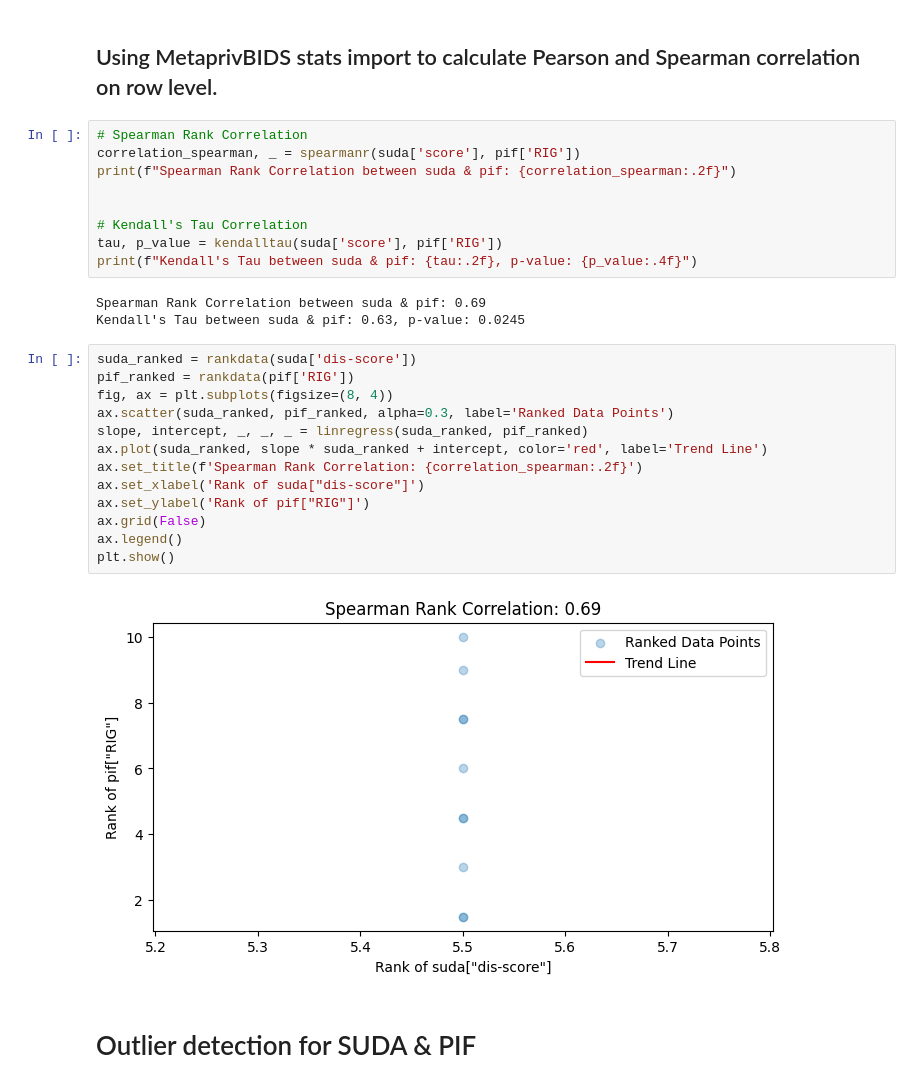
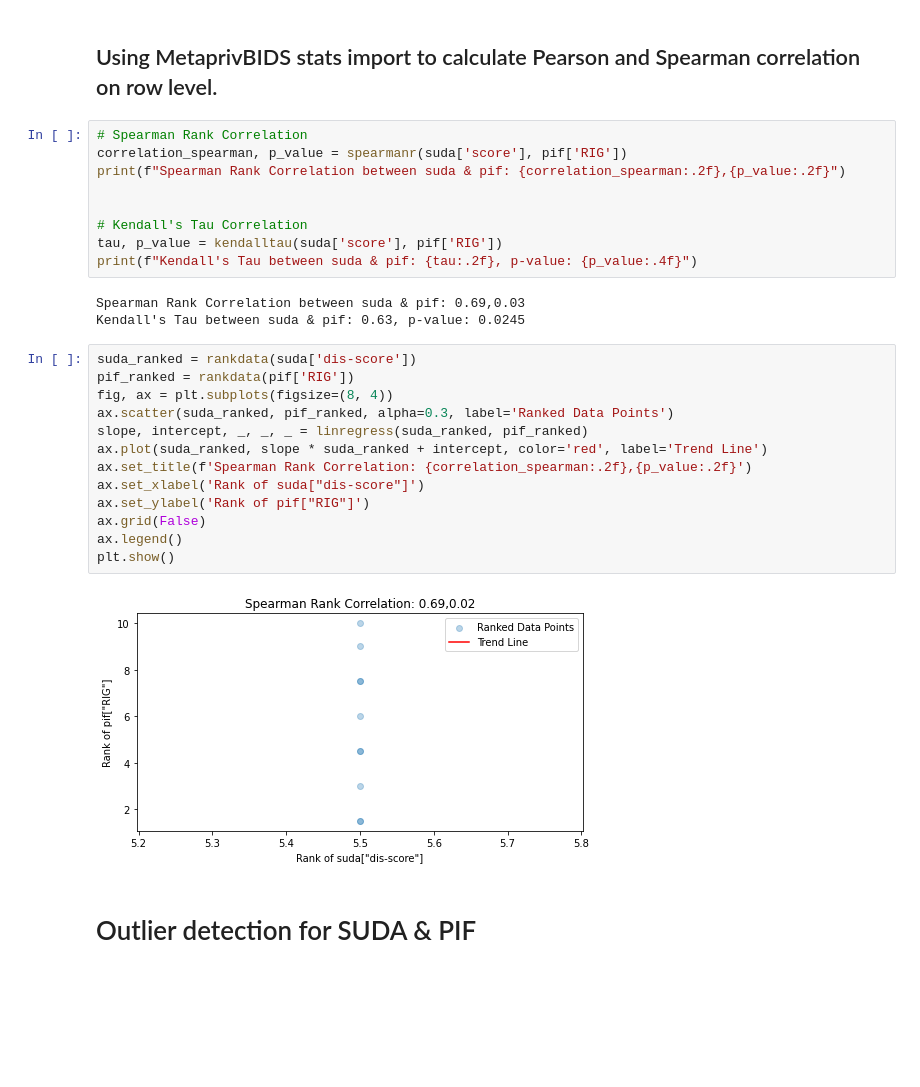
Before and after one commit to EmiKib/MetaprivBIDS-Assessment, a Jupyter notebook: The-Midnight-Scan-Club-dataset-ds000224/Midnight_ds000224.ipynb, the cells around one changed output. Drawn from its saved outputs; the diff is of its cells as text; blank space fills up the shorter version.

```diff
--- a/The-Midnight-Scan-Club-dataset-ds000224/Midnight_ds000224.ipynb
+++ b/The-Midnight-Scan-Club-dataset-ds000224/Midnight_ds000224.ipynb
@@ -50,31 +43,31 @@ pif = pd.read_csv('data_ds000224/pif_ds000224.csv', sep=',',index_col='Unnamed:
 ## Using MetaprivBIDS stats import to calculate Pearson and Spearman correlation on row level.
 # %%
 # Spearman Rank Correlation
-correlation_spearman, _ = spearmanr(suda['score'], pif['RIG'])
-print(f"Spearman Rank Correlation between suda & pif: {correlation_spearman:.2f}")
+correlation_spearman, p_value = spearmanr(suda['score'], pif['RIG'])
+print(f"Spearman Rank Correlation between suda & pif: {correlation_spearman:.2f},{p_value:.2f}")
 
 
 # Kendall's Tau Correlation
 tau, p_value = kendalltau(suda['score'], pif['RIG'])
 print(f"Kendall's Tau between suda & pif: {tau:.2f}, p-value: {p_value:.4f}")
 # %% [output]
-Spearman Rank Correlation between suda & pif: 0.69
+Spearman Rank Correlation between suda & pif: 0.69,0.03
 Kendall's Tau between suda & pif: 0.63, p-value: 0.0245
 # %%
 suda_ranked = rankdata(suda['dis-score'])
 pif_ranked = rankdata(pif['RIG'])
 fig, ax = plt.subplots(figsize=(8, 4))
 ax.scatter(suda_ranked, pif_ranked, alpha=0.3, label='Ranked Data Points')
 slope, intercept, _, _, _ = linregress(suda_ranked, pif_ranked)
 ax.plot(suda_ranked, slope * suda_ranked + intercept, color='red', label='Trend Line')
-ax.set_title(f'Spearman Rank Correlation: {correlation_spearman:.2f}')
+ax.set_title(f'Spearman Rank Correlation: {correlation_spearman:.2f},{p_value:.2f}')
 ax.set_xlabel('Rank of suda["dis-score"]')
 ax.set_ylabel('Rank of pif["RIG"]')
 ax.grid(False)
 ax.legend()
 plt.show()
 # %% [output]
-[figure, old version]
+[figure, new version]
 # %% [markdown]
 # Outlier detection for SUDA & PIF
 # %%
```
Also changed, not shown: parts of 3 cells of this notebook, 15 other files.
